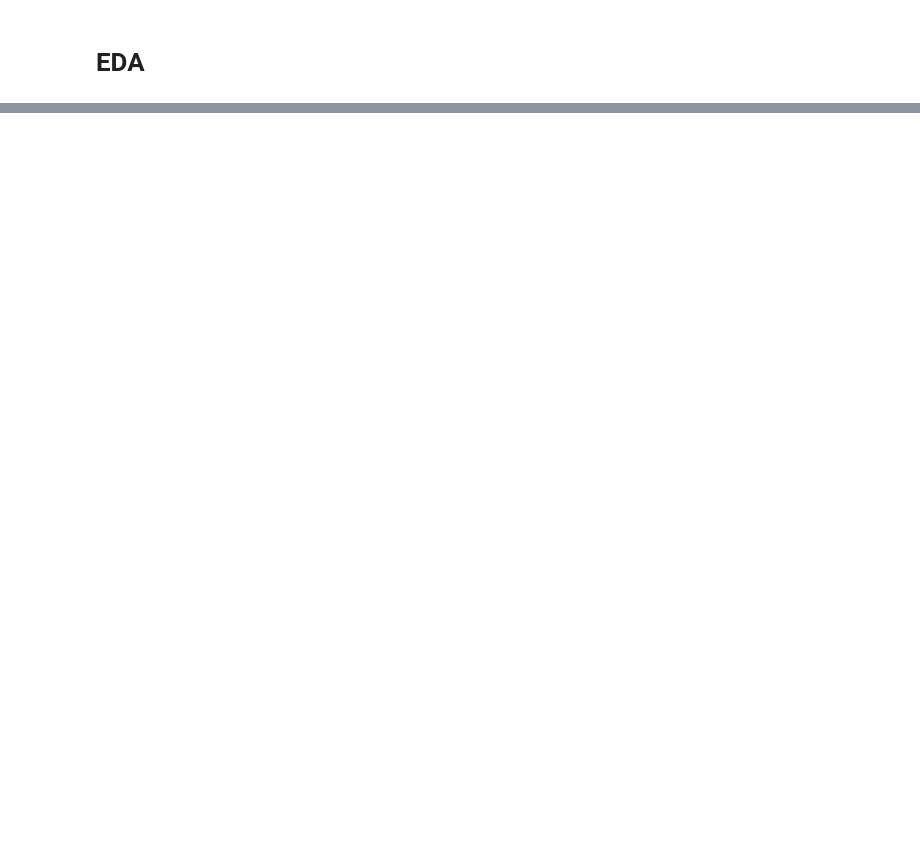
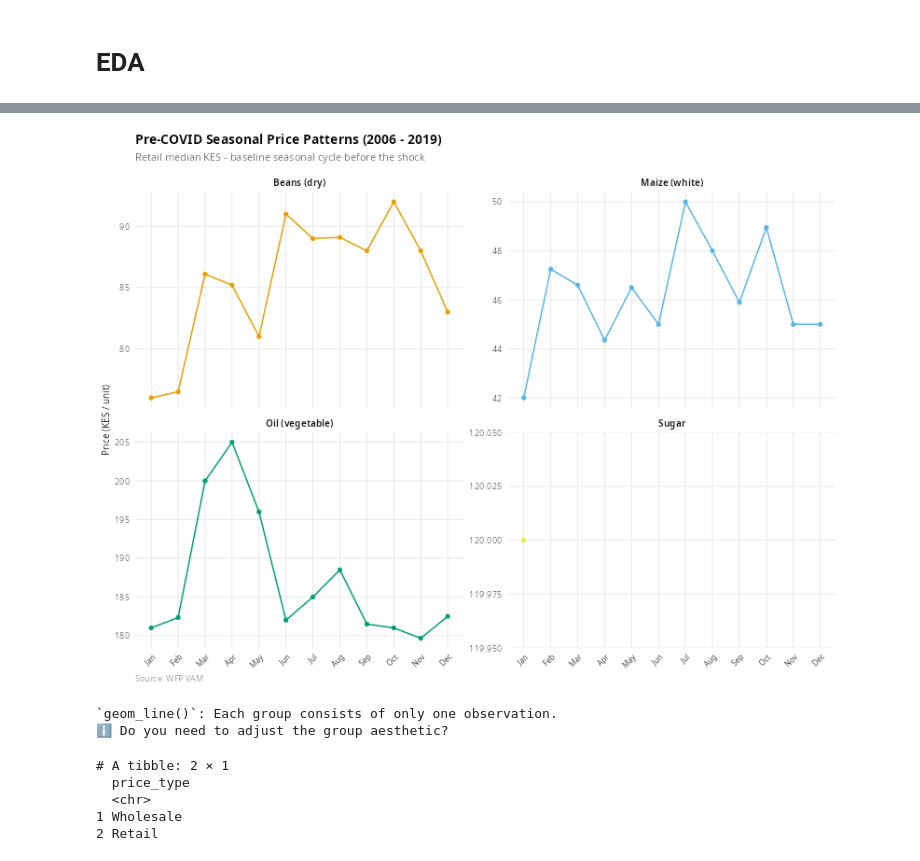
Before and after one commit to Chrisolande/Bayesian-Structural-Time-Series-for-Causal-Impact, a Jupyter notebook: iteration.ipynb, the cells around one changed output, grey strips where cells are left out. Cells and saved outputs as stored; diff of their text form; code cells hidden in the pictures; blank space fills up the shorter version.

```diff
--- a/iteration.ipynb
+++ b/iteration.ipynb
@@ -110,9 +142,7 @@ key_commodities <- c(
 # %%
-data |>
-  summarise(
-    markets = n_distinct(market),
-    obs = n(),
-    .by = admin1
-  ) |>
-  arrange(desc(obs)) |>
-  print()
+key_commodities <- c(
+  "Maize (white)",
+  "Beans (dry)",
+  "Oil (vegetable)",
+  "Sugar"
+)
@@ -305,0 +349,34 @@ print(p_regional)
+# %%
+data |>
+  filter(year < 2020, price_type == "Retail", commodity %in% key_commodities) |>
+  summarise(median_kes = median(price, na.rm = TRUE), .by = c(month, commodity)) -> shock_data
+
+# TODO: Remove the Sugar panel since it has only one data point
+ggplot(shock_data, aes(month, median_kes, color = commodity, group = commodity)) +
+  geom_line(linewidth = 0.7) +
+  geom_point(size = 1.8) +
+  scale_color_okabe_ito() +
+  scale_y_continuous() +
+  facet_wrap(~commodity, scales = "free_y") +
+  labs(
+        title = "Pre-COVID Seasonal Price Patterns (2006 - 2019)",
+        subtitle = "Retail median KES - baseline seasonal cycle before the shock",
+        x = NULL, y = "Price (KES / unit)",
+        caption = "Source: WFP VAM"
+    ) +
+    theme_wfp(legend.position = "none") +
+    theme_sub_axis_x(text = element_text(size = 8, angle = 45, hjust = 1))
+# %% [output]
+[figure, added]
+`geom_line()`: Each group consists of only one observation.
+ℹ Do you need to adjust the group aesthetic?
+# %%
+food |>
+  filter(commodity == "Maize") |>
+  distinct(price_type)
+# %% [output]
+# A tibble: 2 × 1
+  price_type
+  <chr>
+1 Wholesale
+2 Retail
```
Also changed, not shown: parts of 23 cells of this notebook, 1 other file.
